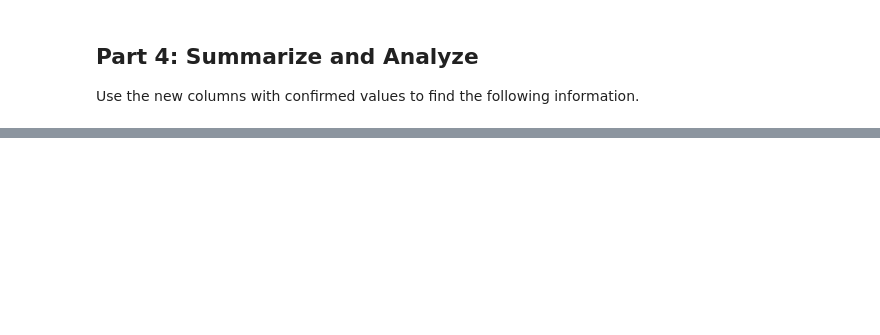
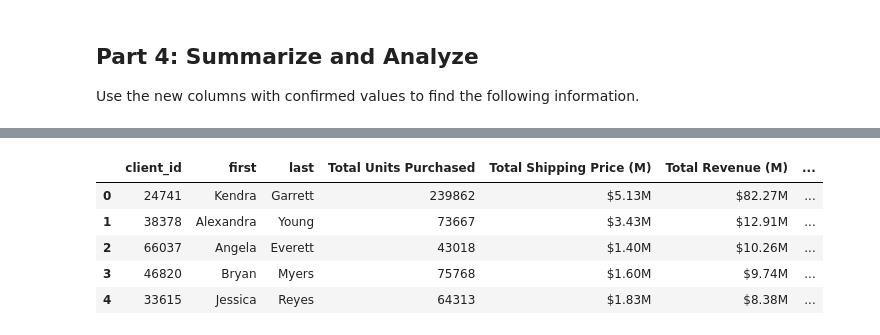
Before and after one commit to jsaintfleur/pandas-challenge-1, a Jupyter notebook: Starter_Code/wholesale_data_analysis_starter_code.ipynb, the cells around one changed output, grey strips where cells are left out. Saved outputs shown, nothing was run; the diff lists cells and outputs as text; code cells hidden in the pictures; blank space fills up the shorter version.

```diff
--- a/Starter_Code/wholesale_data_analysis_starter_code.ipynb
+++ b/Starter_Code/wholesale_data_analysis_starter_code.ipynb
@@ -791,0 +462,36 @@ Sorted Summary by Total Profit (in millions):
+# %%
+# Define a function to convert values to millions and format them as strings
+def to_millions(value):
+    return f"${value / 1_000_000:.2f}M"
+
+# Apply the function to format the summary DataFrame
+def format_summary_df(df):
+    # Apply the currency formatting to relevant columns
+    df['Total Units Purchased'] = df['total_units']
+    df['Total Shipping Price (M)'] = df['total_shipping_price'].apply(to_millions)
+    df['Total Revenue (M)'] = df['total_revenue'].apply(to_millions)
+    df['Total Profit (M)'] = df['total_profit'].apply(to_millions)
+
+    # Drop the old columns that are not formatted
+    df = df.drop(columns=['total_units', 'total_shipping_price', 'total_revenue', 'total_profit'])
+
+    # Sort the DataFrame by 'Total Profit (M)' in descending order
+    df = df.sort_values(by='Total Profit (M)', ascending=False)
+
+    # Reset the index for clarity
+    df = df.reset_index(drop=True)
+
+    return df
+
+# Apply the function to the summary DataFrame
+formatted_summary_df = format_summary_df(summary_df)
+
+# Display the formatted summary DataFrame
+formatted_summary_df
+# %% [output]
+|  | client_id | first | last | Total Units Purchased | Total Shipping Price (M) | Total Revenue (M) | ... |
+| 0 | 24741 | Kendra | Garrett | 239862 | $5.13M | $82.27M | ... |
+| 1 | 38378 | Alexandra | Young | 73667 | $3.43M | $12.91M | ... |
+| 2 | 66037 | Angela | Everett | 43018 | $1.40M | $10.26M | ... |
+| 3 | 46820 | Bryan | Myers | 75768 | $1.60M | $9.74M | ... |
+| 4 | 33615 | Jessica | Reyes | 64313 | $1.83M | $8.38M | ... |
```
Also changed, not shown: parts of 30 cells of this notebook, 1 other file.
